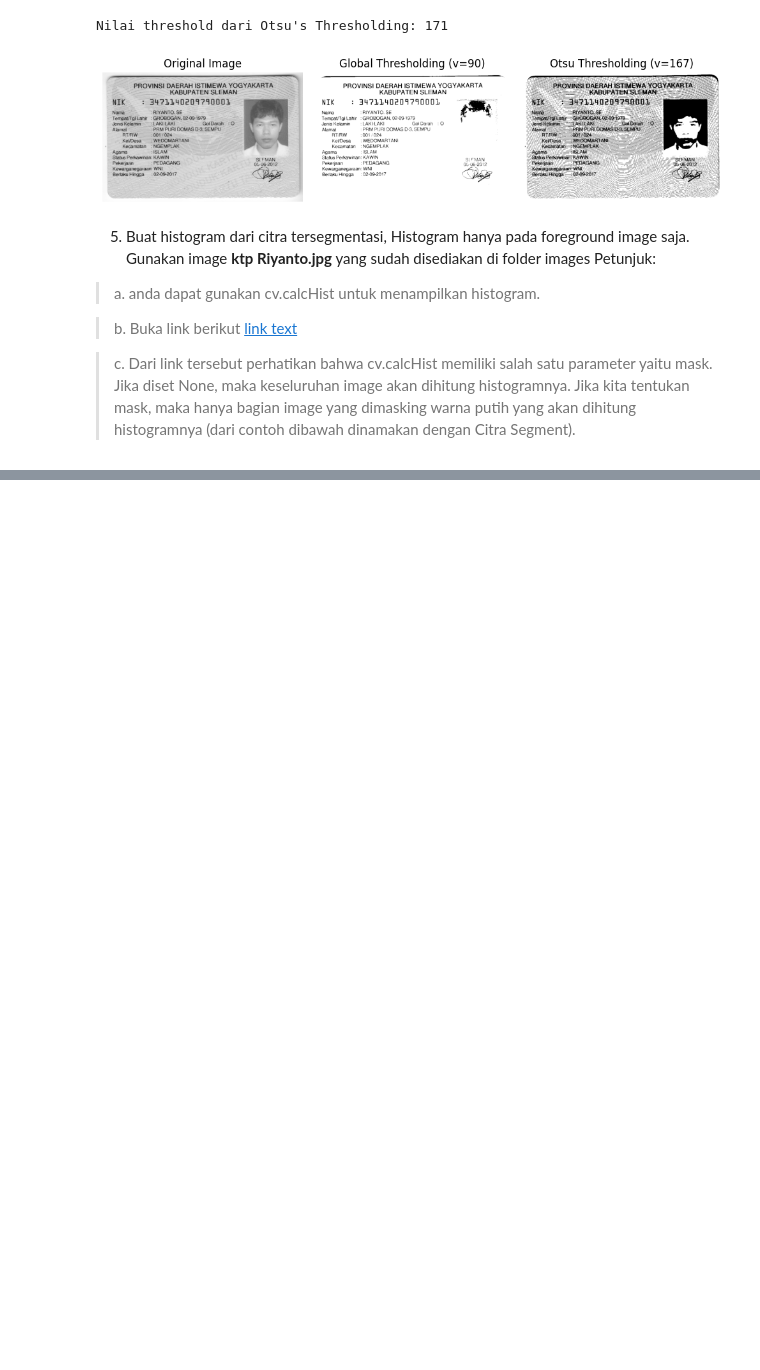
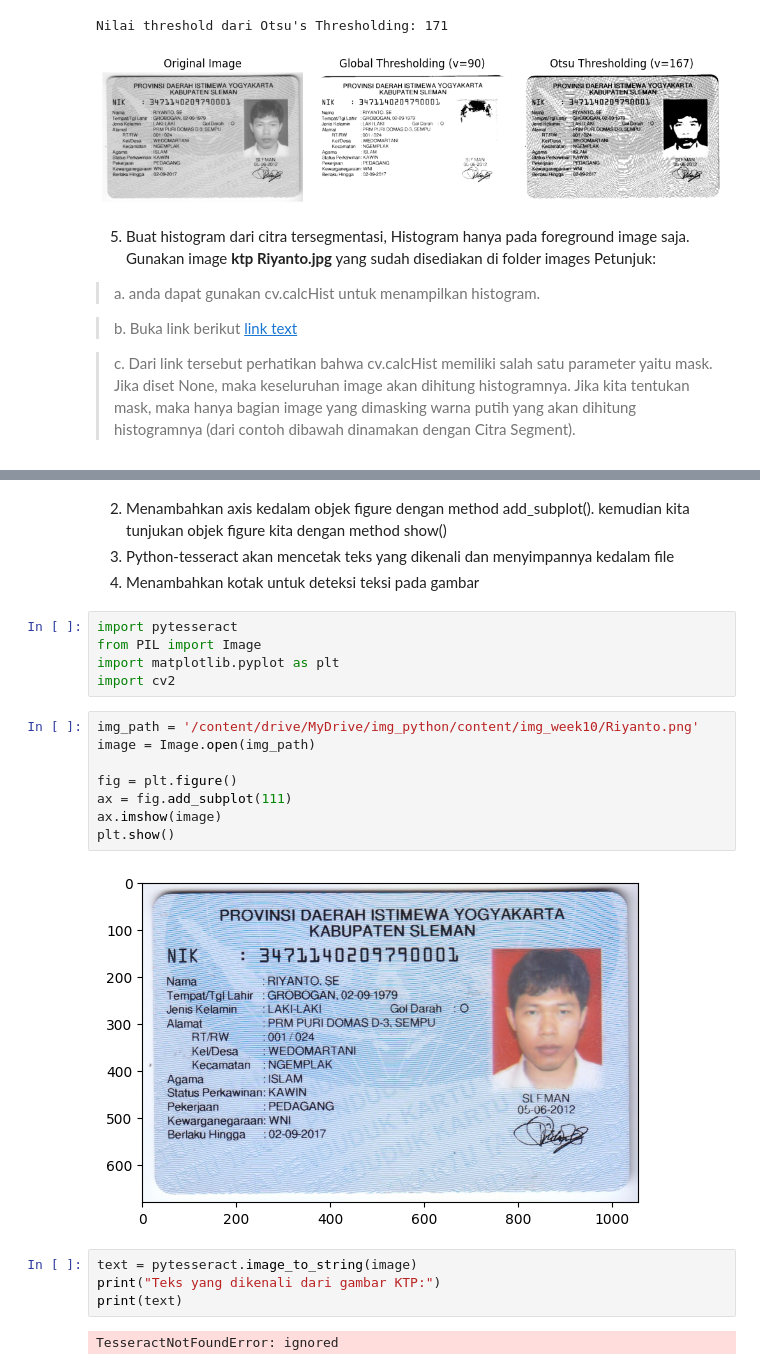
Before and after one commit to RizqiRHuda/PVCK_Semester5, a Jupyter notebook: week10.ipynb, the cells around one changed output, grey strips where cells are left out. Drawn from its saved outputs; the diff is of its cells as text; blank space fills up the shorter version.

```diff
--- a/week10.ipynb
+++ b/week10.ipynb
@@ -159,0 +249,25 @@ dibawah dinamakan dengan Citra Segment).
+# %% [markdown]
+2. Menambahkan axis kedalam objek figure dengan method add_subplot(). kemudian kita tunjukan objek figure kita dengan method show()
+3. Python-tesseract akan mencetak teks yang dikenali dan menyimpannya kedalam file
+4. Menambahkan kotak untuk deteksi teksi pada gambar
+# %%
+import pytesseract
+from PIL import Image
+import matplotlib.pyplot as plt
+import cv2
+# %%
+img_path = '/content/drive/MyDrive/img_python/content/img_week10/Riyanto.png'
+image = Image.open(img_path)
+
+fig = plt.figure()
+ax = fig.add_subplot(111)
+ax.imshow(image)
+plt.show()
+# %% [output]
+[figure, added]
+# %%
+text = pytesseract.image_to_string(image)
+print("Teks yang dikenali dari gambar KTP:")
+print(text)
+# %% [output]
+TesseractNotFoundError: ignored
```
Also changed, not shown: parts of 6 cells of this notebook.
